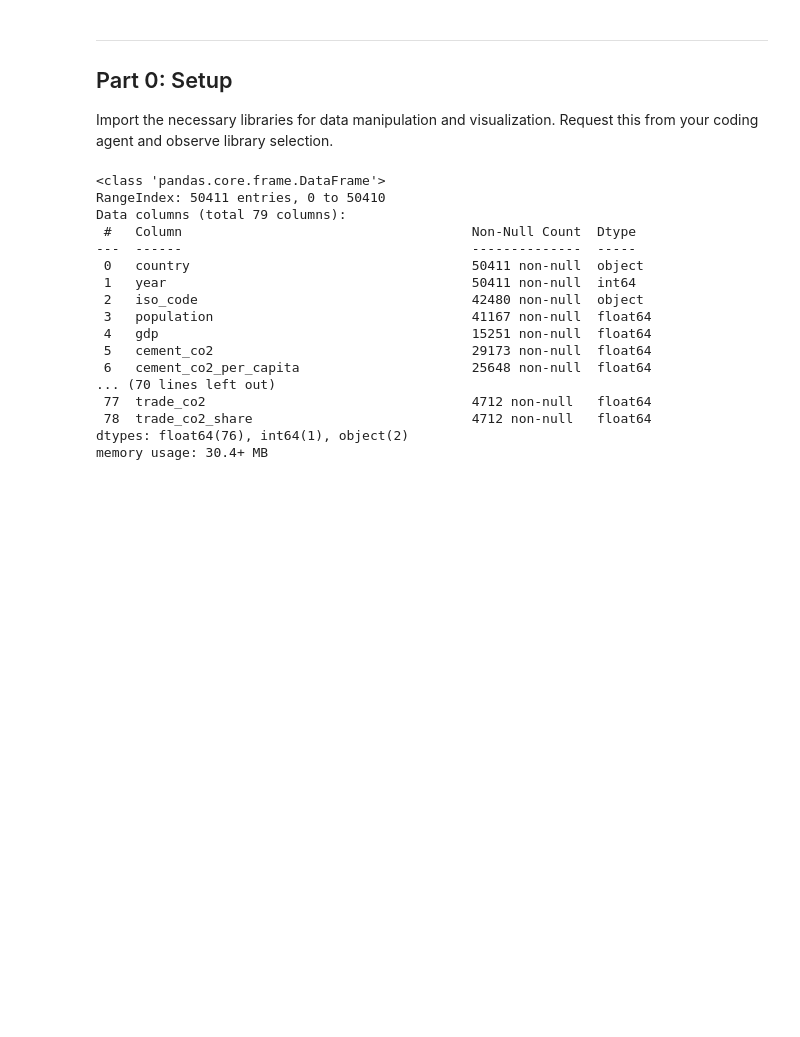
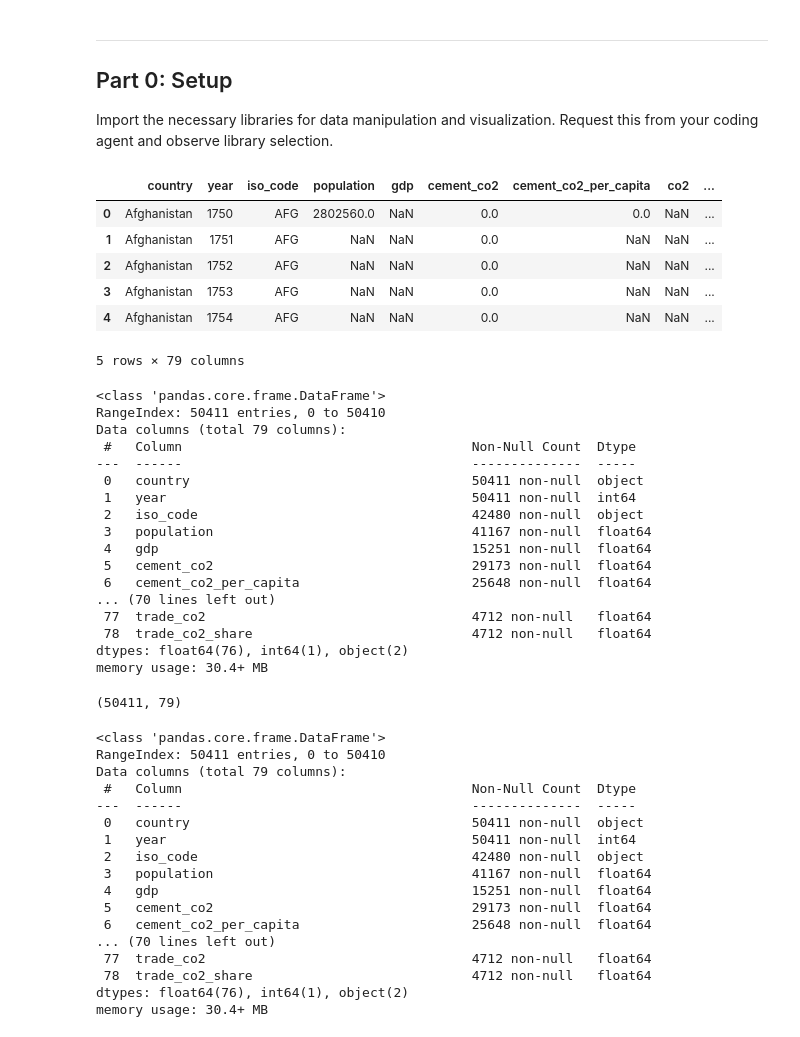
Before and after one commit to miokat-lgtm/module-1-template, a Jupyter notebook: notebooks/session2.ipynb, the cells around one changed output. Drawn from its saved outputs; the diff is of its cells as text; code cells hidden in the pictures; blank space fills up the shorter version.

```diff
--- a/notebooks/session2.ipynb
+++ b/notebooks/session2.ipynb
@@ -32,6 +32,44 @@ Your role is to specify analyses in natural language and observe how the coding
 ## Part 0: Setup
 
 Import the necessary libraries for data manipulation and visualization. Request this from your coding agent and observe library selection.
+# %%
+import pandas as pd
+
+url = "https://github.com/owid/co2-data/raw/master/owid-co2-data.csv"
+df = pd.read_csv(url)
+
+# Use display() so each is rendered regardless of position
+from IPython.display import display
+
+display(df.head())   # first few rows (HTML table)
+df.info()            # column names, dtypes, non-null counts
+display(df.shape)    # (rows, columns)
+# %% [output]
+|  | country | year | iso_code | population | gdp | cement_co2 | cement_co2_per_capita | co2 | ... |
+| 0 | Afghanistan | 1750 | AFG | 2802560.0 | NaN | 0.0 | 0.0 | NaN | ... |
+| 1 | Afghanistan | 1751 | AFG | NaN | NaN | 0.0 | NaN | NaN | ... |
+| 2 | Afghanistan | 1752 | AFG | NaN | NaN | 0.0 | NaN | NaN | ... |
+| 3 | Afghanistan | 1753 | AFG | NaN | NaN | 0.0 | NaN | NaN | ... |
+| 4 | Afghanistan | 1754 | AFG | NaN | NaN | 0.0 | NaN | NaN | ... |
+5 rows × 79 columns
+<class 'pandas.core.frame.DataFrame'>
+RangeIndex: 50411 entries, 0 to 50410
+Data columns (total 79 columns):
+ #   Column                                     Non-Null Count  Dtype
+---  ------                                     --------------  -----
+ 0   country                                    50411 non-null  object
+ 1   year                                       50411 non-null  int64
+ 2   iso_code                                   42480 non-null  object
+ 3   population                                 41167 non-null  float64
+ 4   gdp                                        15251 non-null  float64
+ 5   cement_co2                                 29173 non-null  float64
+ 6   cement_co2_per_capita                      25648 non-null  float64
+... (70 lines left out)
+ 77  trade_co2                                  4712 non-null   float64
+ 78  trade_co2_share                            4712 non-null   float64
+dtypes: float64(76), int64(1), object(2)
+memory usage: 30.4+ MB
+(50411, 79)
 # %%
 import pandas as pd
 
```
Also changed, not shown: parts of 13 cells of this notebook, 2 other files.
